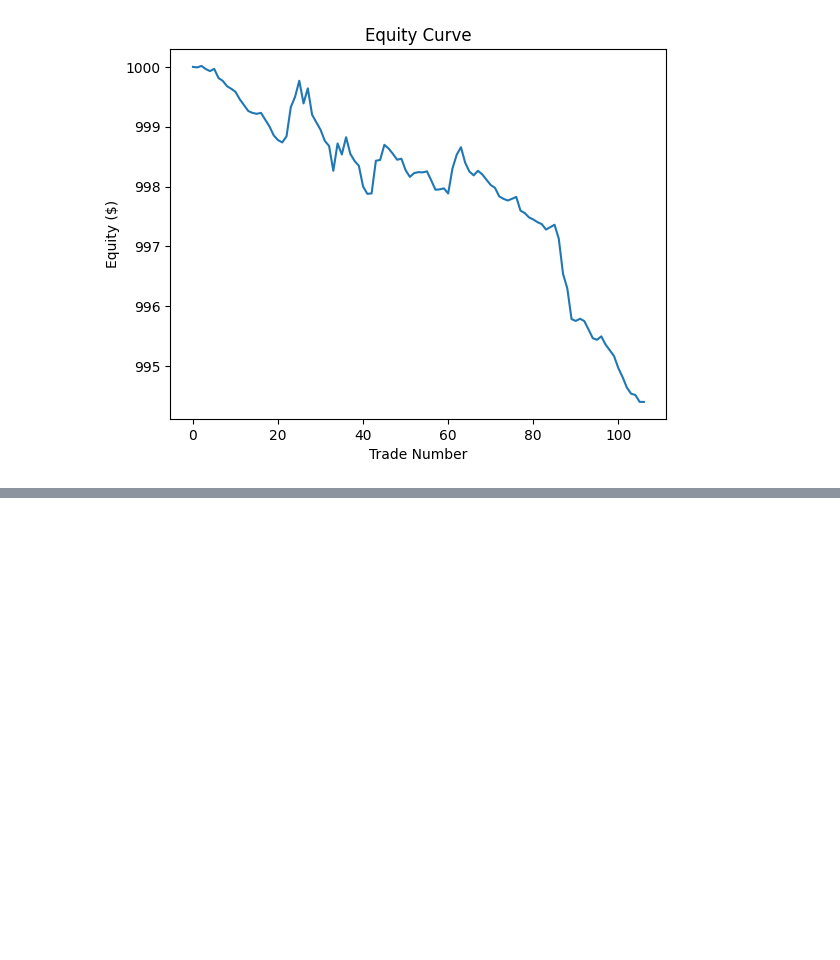
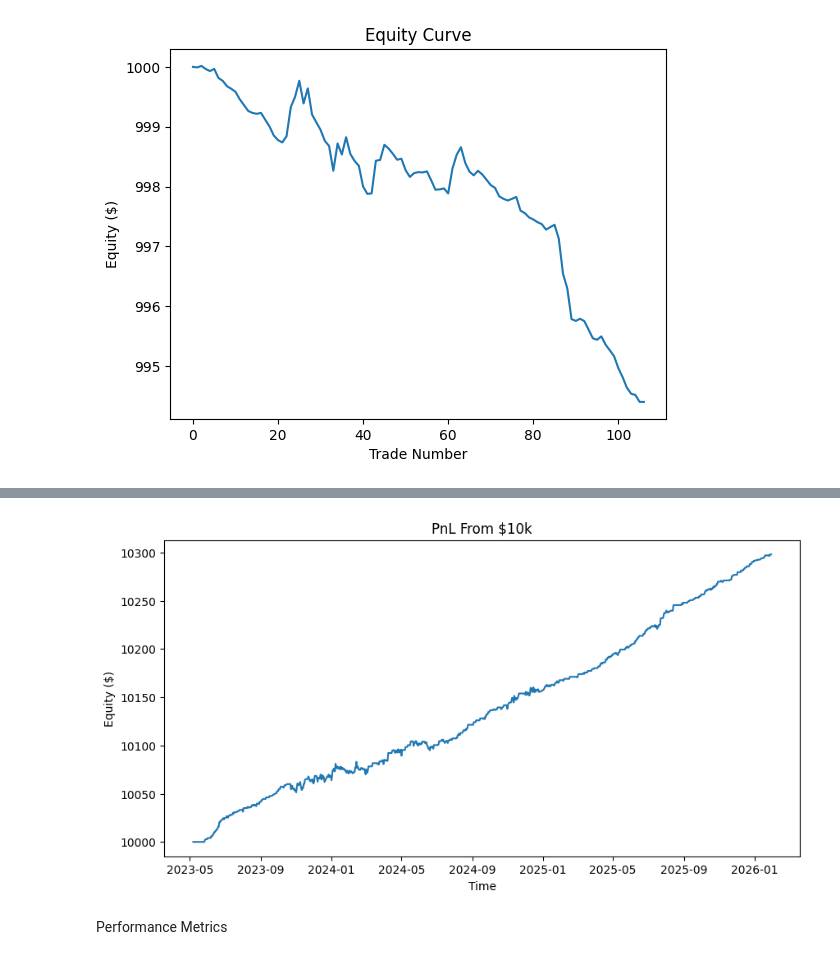
Before and after one commit to eaarowolo25/btc_spot_perp_meanreversion, a Jupyter notebook: notebooks/model.ipynb, the cells around one changed output, grey strips where cells are left out. Cells and saved outputs as stored; diff of their text form; code cells hidden in the pictures; blank space fills up the shorter version.

```diff
--- a/notebooks/model.ipynb
+++ b/notebooks/model.ipynb
@@ -476,0 +602,11 @@ plt.show()
+# %%
+plt.figure(figsize=(10,5))
+plt.plot(stats_df["timestamp"], stats_df["equity"])
+plt.title("PnL From $10k")
+plt.xlabel("Time")
+plt.ylabel("Equity ($)")
+plt.show()
+# %% [output]
+[figure, added]
+# %% [markdown]
+Performance Metrics
```
Also changed, not shown: parts of 12 cells of this notebook.
